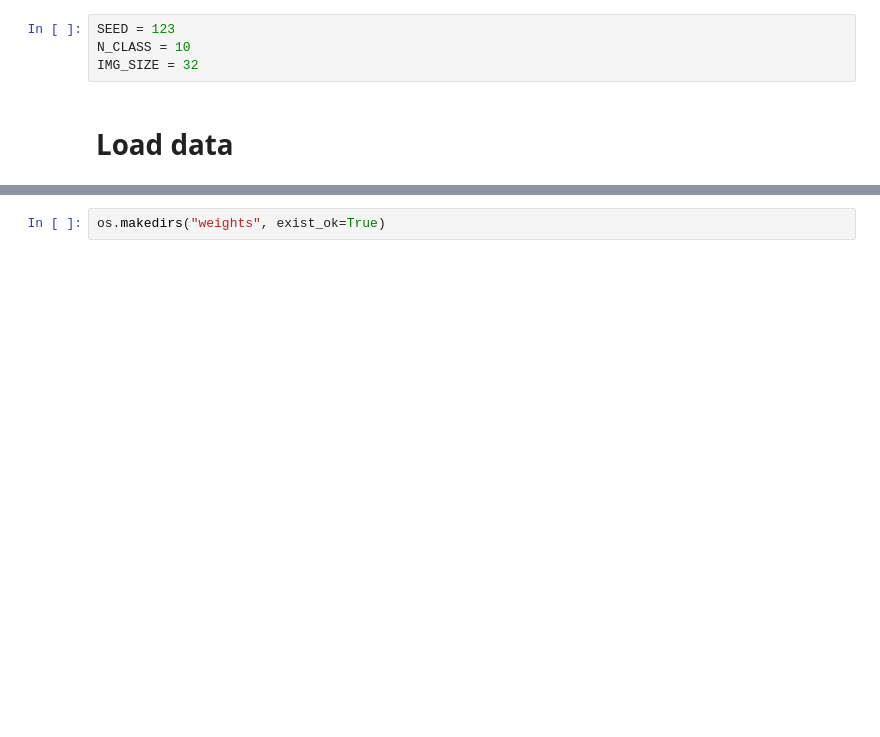
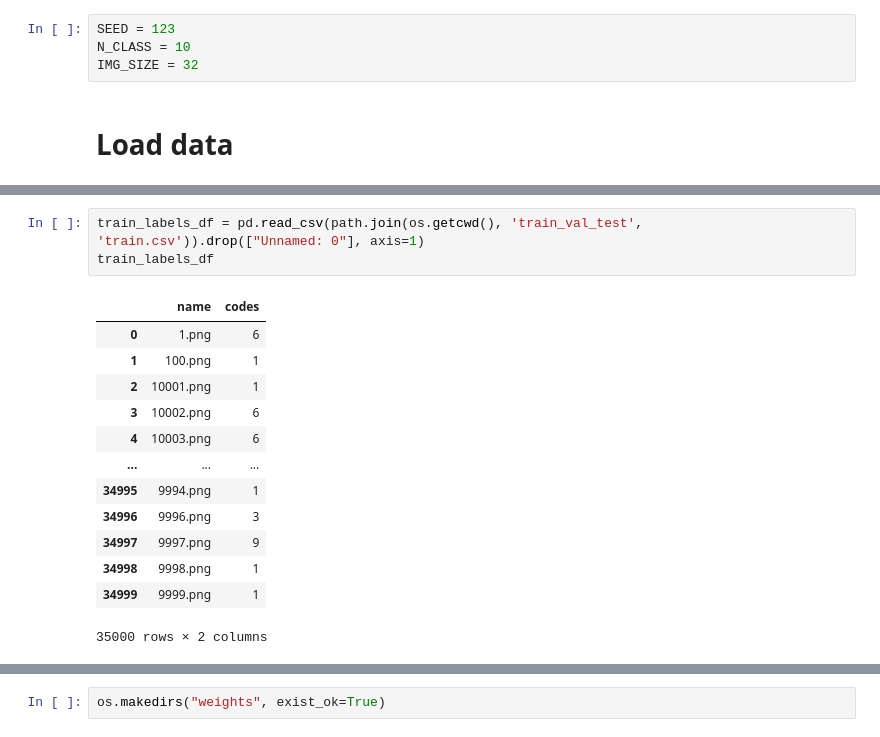
Before and after one commit to SawickiBartosz/DeepLearning2023, a Jupyter notebook: Project1/fully_connected.ipynb, the cells around one changed output, grey strips where cells are left out. Drawn from its saved outputs; the diff is of its cells as text; blank space fills up the shorter version.

```diff
--- a/Project1/fully_connected.ipynb
+++ b/Project1/fully_connected.ipynb
@@ -100,0 +30,17 @@ for i in range(3):
+# %%
+train_labels_df = pd.read_csv(path.join(os.getcwd(), 'train_val_test', 'train.csv')).drop(["Unnamed: 0"], axis=1)
+train_labels_df
+# %% [output]
+|  | name | codes |
+| 0 | 1.png | 6 |
+| 1 | 100.png | 1 |
+| 2 | 10001.png | 1 |
+| 3 | 10002.png | 6 |
+| 4 | 10003.png | 6 |
+| ... | ... | ... |
+| 34995 | 9994.png | 1 |
+| 34996 | 9996.png | 3 |
+| 34997 | 9997.png | 9 |
+| 34998 | 9998.png | 1 |
+| 34999 | 9999.png | 1 |
+35000 rows × 2 columns
```
Also changed, not shown: parts of 23 cells of this notebook, 2 other files.
